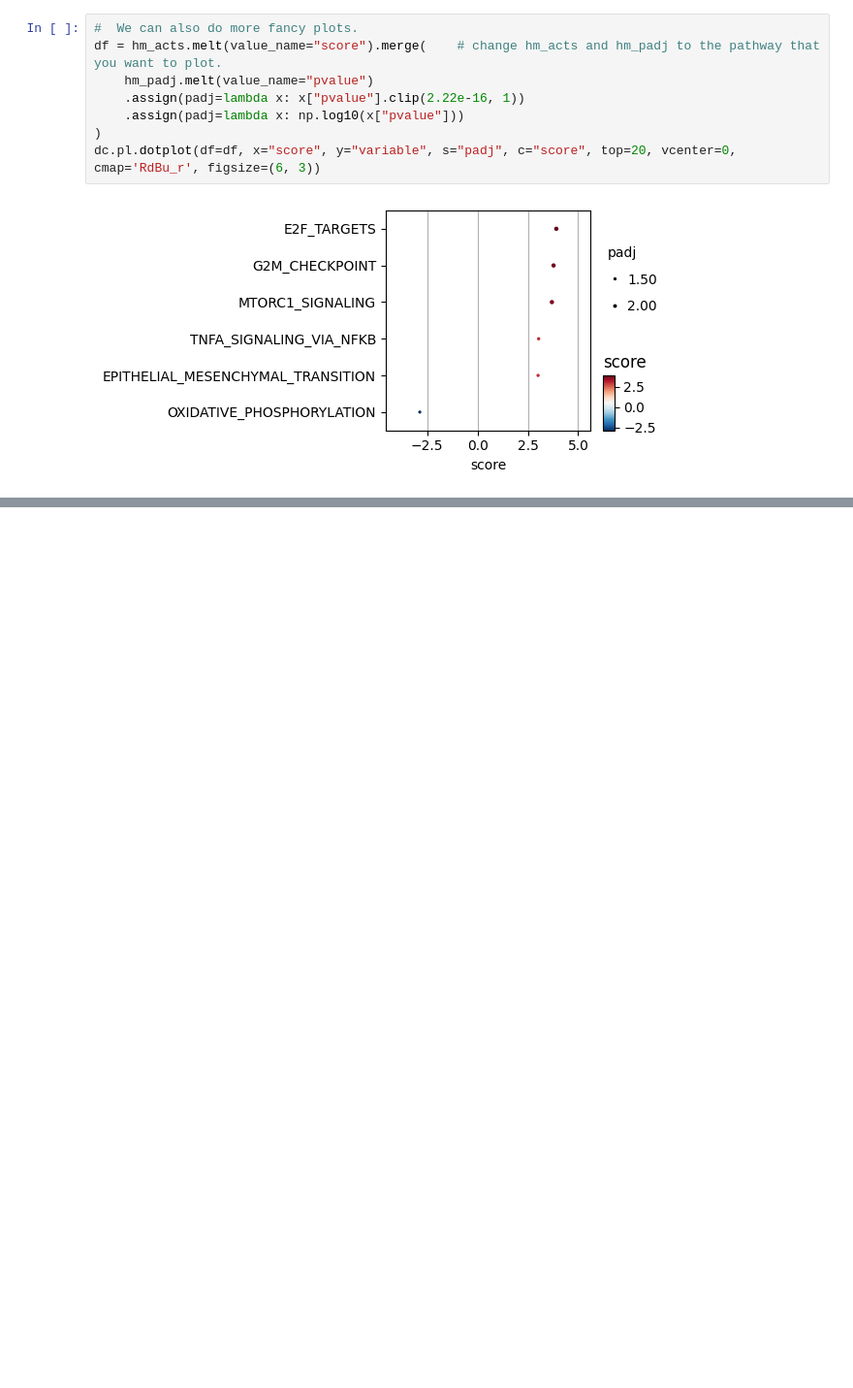
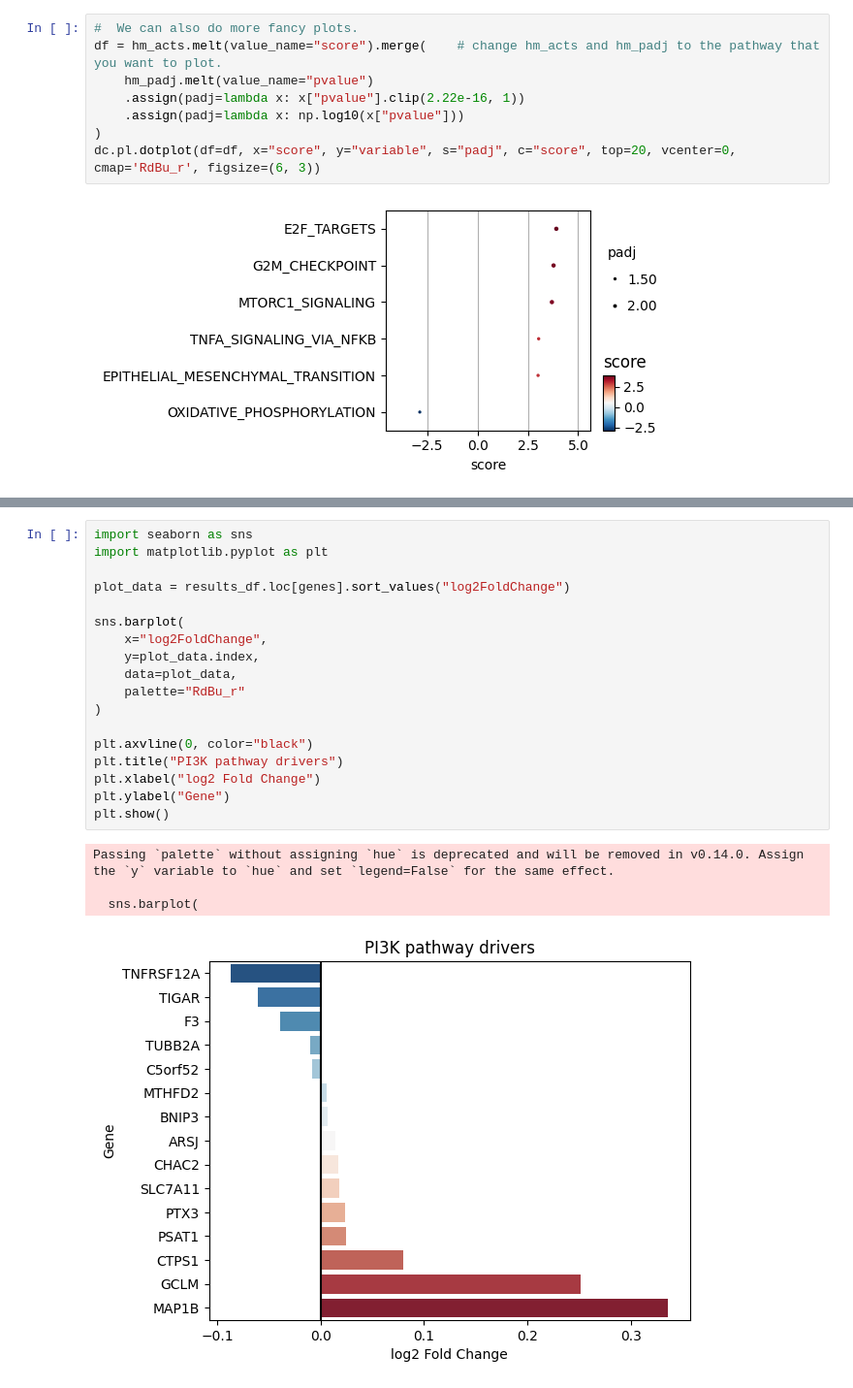
Before and after one commit to snaedis17/ERplus_BRCA2_TCGA_analysis, a Jupyter notebook: tcga_brca2_pathway_analysis.ipynb, the cells around one changed output, grey strips where cells are left out. Shown at 97% size. Saved outputs shown, nothing was run; the diff lists cells and outputs as text; blank space fills up the shorter version.

```diff
--- a/tcga_brca2_pathway_analysis.ipynb
+++ b/tcga_brca2_pathway_analysis.ipynb
@@ -158,0 +259,23 @@ dc.pl.dotplot(df=df, x="score", y="variable", s="padj", c="score", top=20, vcent
+# %%
+import seaborn as sns
+import matplotlib.pyplot as plt
+
+plot_data = results_df.loc[genes].sort_values("log2FoldChange")
+
+sns.barplot(
+    x="log2FoldChange",
+    y=plot_data.index,
+    data=plot_data,
+    palette="RdBu_r"
+)
+
+plt.axvline(0, color="black")
+plt.title("PI3K pathway drivers")
+plt.xlabel("log2 Fold Change")
+plt.ylabel("Gene")
+plt.show()
+# %% [output]
+Passing `palette` without assigning `hue` is deprecated and will be removed in v0.14.0. Assign the `y` variable to `hue` and set `legend=False` for the same effect.
+
+  sns.barplot(
+[figure, added]
```
Also changed, not shown: parts of 8 cells of this notebook.
